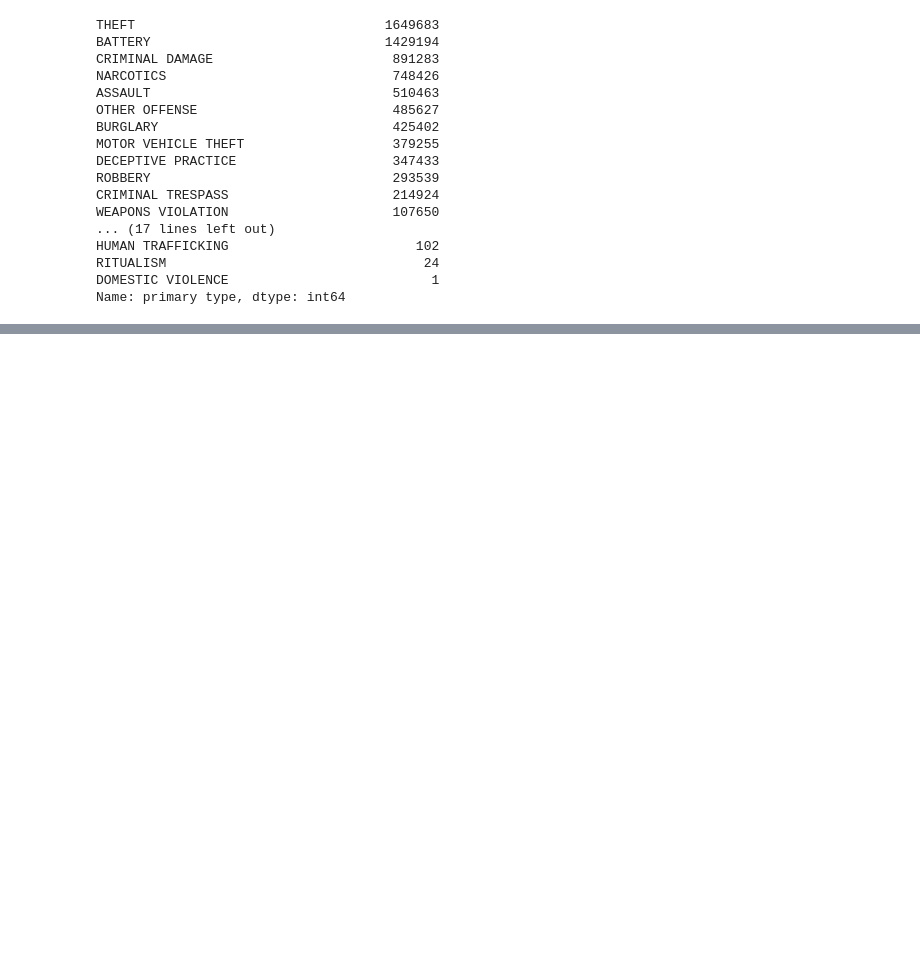
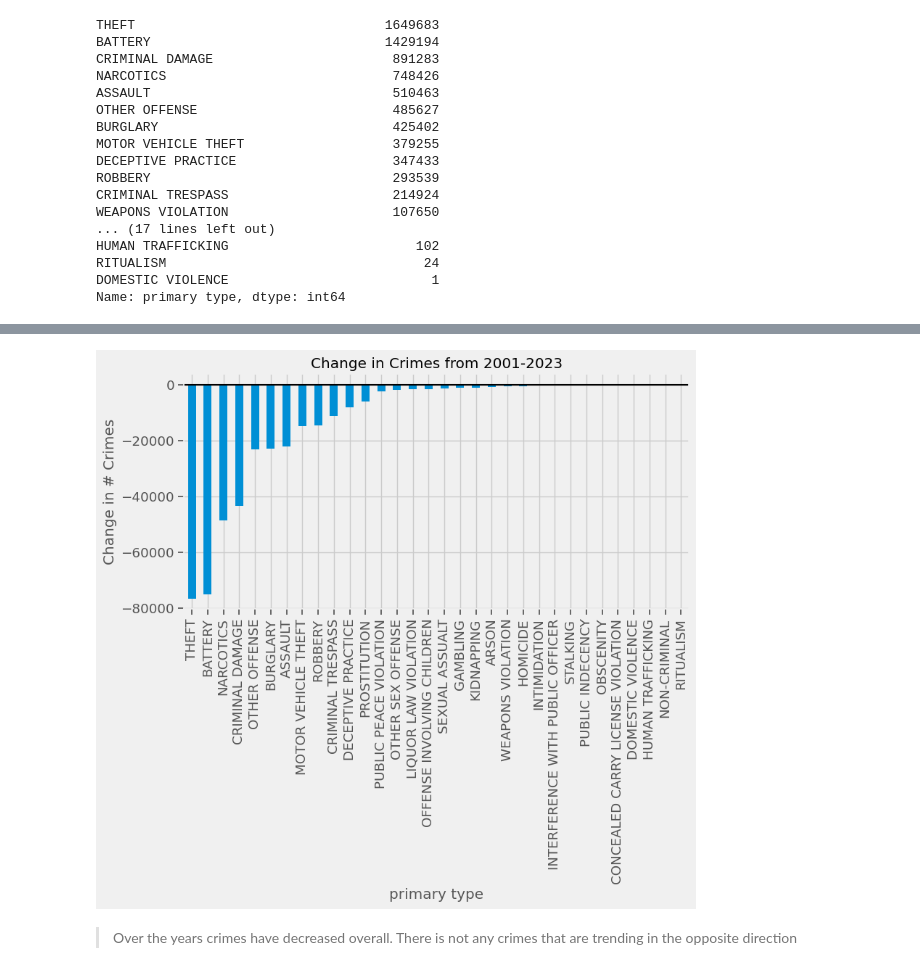
Before and after one commit to kevinbrnett/Time-Series-Analysis-of-Crime-Data, a Jupyter notebook: Time Series Crime Data Project -- Part 1.ipynb, the cells around one changed output, grey strips where cells are left out. Drawn from its saved outputs; the diff is of its cells as text; code cells hidden in the pictures; blank space fills up the shorter version.

```diff
--- a/Time Series Crime Data Project -- Part 1.ipynb
+++ b/Time Series Crime Data Project -- Part 1.ipynb
@@ -264,0 +340,4 @@ df_ts.rename(columns={'description':'crime description'})
+# %%
+# Resample to yearly
+df_year  = df_ts.groupby('primary type').resample('AS').sum()['total incident'].reset_index()
+df_year
@@ -264,0 +358,4 @@ df_ts.rename(columns={'description':'crime description'})
+# %%
+# Pivot the result so datetime is index and crime is columns
+years_ts = df_year.pivot(index='date',columns='primary type')
+years_ts.head()
@@ -264,0 +384,3 @@ df_ts.rename(columns={'description':'crime description'})
+# %%
+years_ts.columns = years_ts.columns.droplevel(0)
+years_ts.columns
@@ -264,0 +399,4 @@ df_ts.rename(columns={'description':'crime description'})
+# %%
+# Substract to get delta crmes
+delta_crime_yrs = years_ts.loc['2023-01-01'] - years_ts.loc['2001-01-01']
+delta_crime_yrs.round(2)
@@ -264,0 +421,9 @@ df_ts.rename(columns={'description':'crime description'})
+# %%
+ax = delta_crime_yrs.sort_values().plot(kind='bar',figsize=(8,4),
+                                       ylabel='Change in # Crimes',
+                                       title='Change in Crimes from 2001-2023')
+ax.axhline(0,color='k');
+# %% [output]
+[figure, added]
+# %% [markdown]
+> Over the years crimes have decreased overall. There is not any crimes that are trending in the opposite direction
```
Also changed, not shown: parts of 20 cells of this notebook.
